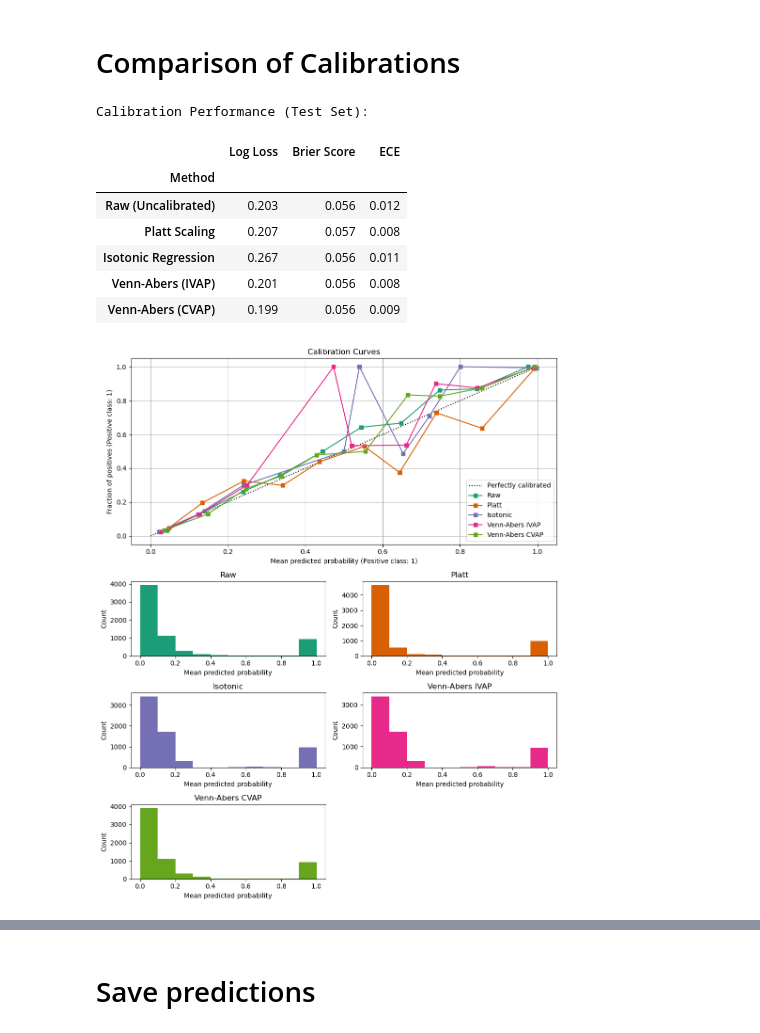
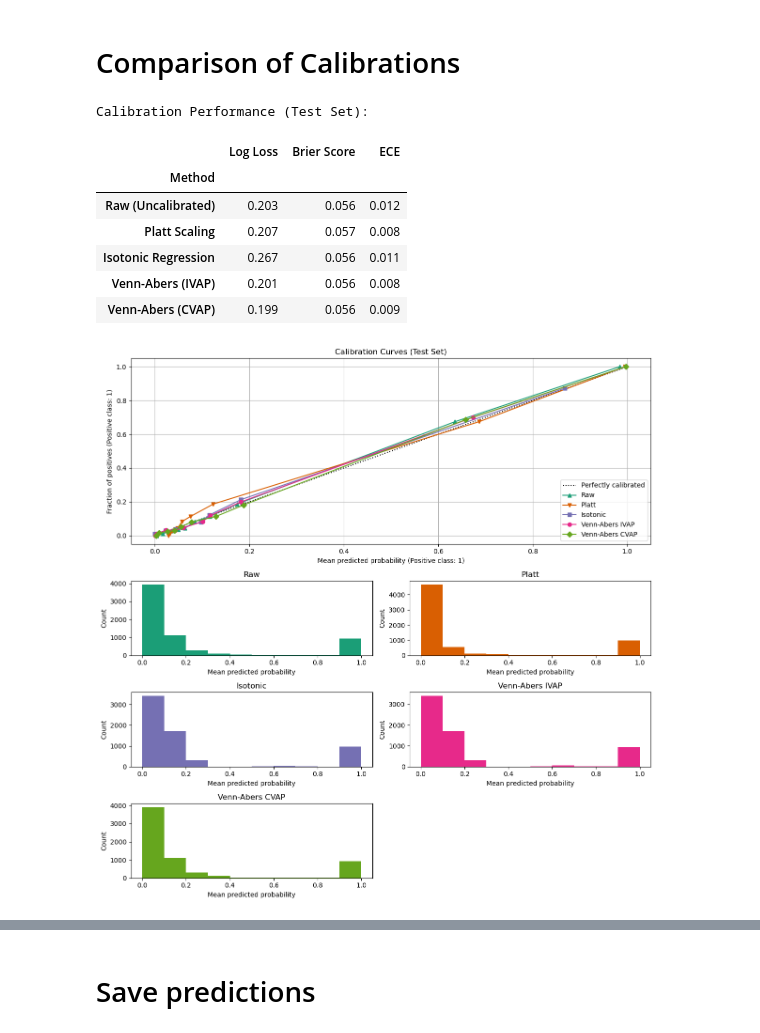
Before and after one commit to sandrokhizanishvili/Credit-Risk-Model-Calibration, a Jupyter notebook: gbm.ipynb, the cells around one changed output, grey strips where cells are left out. Drawn from its saved outputs; the diff is of its cells as text; code cells hidden in the pictures.

Commit message:
updating gbm nootebook, readjusting calibration curves

```diff
--- a/gbm.ipynb
+++ b/gbm.ipynb
@@ -35,10 +35,10 @@ def model_metrics(y_true, y_prob, threshold=0.5):
 
     return metrics
 
-def calibration_metrics(y_true, y_proba, method_name):
+def calibration_metrics(y_true, y_proba, method_name, split_strategy='uniform'):
     logloss = round(log_loss(y_true, y_proba),3)
     brier   = round(brier_score_loss(y_true, y_proba),3)
-    ece = round(expected_calibration_error(y_true, y_proba, num_bins=10, split_strategy='uniform'),3)
+    ece = round(expected_calibration_error(y_true, y_proba, num_bins=10, split_strategy=split_strategy),3)
     return {"Method": method_name, "Log Loss": logloss, "Brier Score": brier, "ECE": ece}
 # %% [markdown]
 # Data Preparation for Modeling
@@ -330,6 +330,10 @@ Test: {'Method': 'Cross Venn-ABERS', 'Log Loss': 0.199, 'Brier Score': 0.056, 'E
 # %% [markdown]
 # Comparison of Calibrations
 # %%
+#######################################################################################
+############################# Test Set ################################################
+#######################################################################################
+
 results = []
 results.append(calibration_metrics(y_te, proba_te,      "Raw (Uncalibrated)"))
 results.append(calibration_metrics(y_te, proba_te_platt,    "Platt Scaling"))
@@ -353,13 +357,14 @@ pred_list = [
 
 # --- Start of Changes ---
 
-fig = plt.figure(figsize=(10, 12)) # Increased height slightly for better layout
+fig = plt.figure(figsize=(12, 12)) # Increased height slightly for better layout
 # GridSpec to 5 rows to make space for the 5th histogram
 gs = GridSpec(5, 2)
 colors = plt.get_cmap("Dark2")
 
 ax_calibration_curve = fig.add_subplot(gs[:2, :2])
 calibration_displays = {}
+markers = ["^", "v", "s", "o", "D"]
 for i, (pred, name) in enumerate(pred_list):
     show = CalibrationDisplay.from_predictions(
         y_te,
@@ -368,39 +373,41 @@ for i, (pred, name) in enumerate(pred_list):
         name=name,
         ax=ax_calibration_curve,
         color=colors(i),
+        marker=markers[i],
+        strategy="quantile"
     )
     calibration_displays[name] = show
 
 ax_calibration_curve.grid()
-ax_calibration_curve.set_title("Calibration Curves")
+ax_calibration_curve.set_title("Calibration Curves (Test Set)")
 
 # 2. Added the 5th coordinate for the "Venn-Abers CVAP" plot
 grid_positions = [(2, 0), (2, 1), (3, 0), (3, 1), (4, 0)]
 
 # --- End of Changes ---
 
 for i, (_, name) in enumerate(pred_list):
     row, col = grid_positions[i]
     ax = fig.add_subplot(gs[row, col])
 
     ax.hist(
         calibration_displays[name].y_prob,
         range=(0, 1),
         bins=10,
         label=name,
         color=colors(i),
     )
     ax.set(title=name, xlabel="Mean predicted probability", ylabel="Count")
 
 plt.tight_layout()
 plt.show()
 # %% [output]
 Calibration Performance (Test Set):
 |  | Log Loss | Brier Score | ECE |
 | Method |  |  |  |
 | Raw (Uncalibrated) | 0.203 | 0.056 | 0.012 |
 | Platt Scaling | 0.207 | 0.057 | 0.008 |
 | Isotonic Regression | 0.267 | 0.056 | 0.011 |
 | Venn-Abers (IVAP) | 0.201 | 0.056 | 0.008 |
 | Venn-Abers (CVAP) | 0.199 | 0.056 | 0.009 |
-[figure, old version]
+[figure, new version]
```
Also changed, not shown: parts of 13 cells of this notebook, 1 other file.
